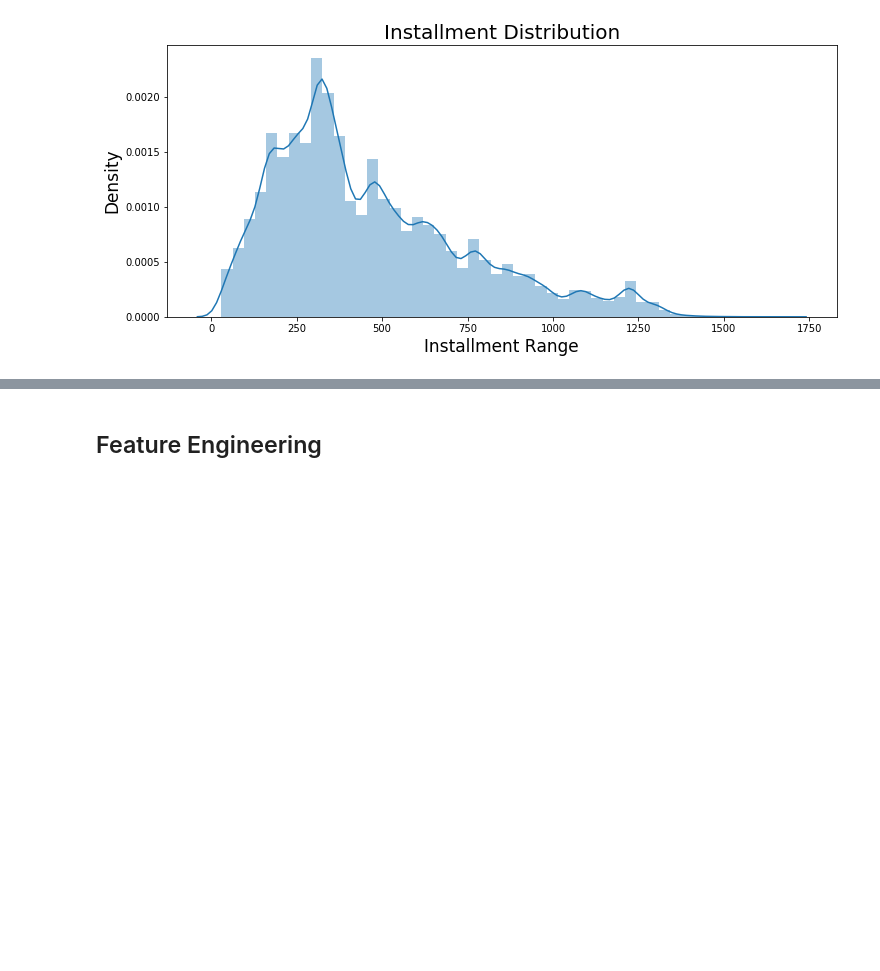
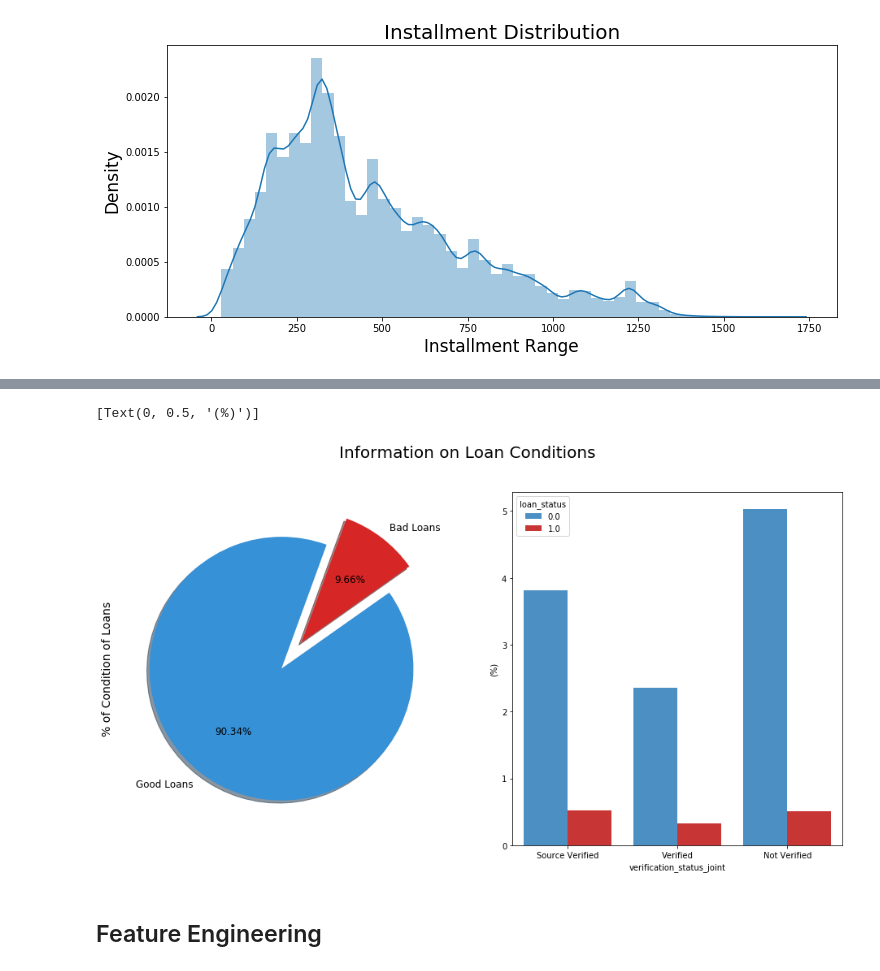
Before and after one commit to jerilyt/lending-club, a Jupyter notebook: Model.ipynb, the cells around one changed output, grey strips where cells are left out. Cells and saved outputs as stored; diff of their text form; code cells hidden in the pictures; blank space fills up the shorter version.

Commit message:
update Model

```diff
--- a/Model.ipynb
+++ b/Model.ipynb
@@ -135,3 +166,28 @@ plt.show()
+# %%
+f, ax = plt.subplots(1,2, figsize=(16,8))
+
+colors = ["#3791D7", "#D72626"]
+labels =["Good Loans", "Bad Loans"]
+
+plt.suptitle('Information on Loan Conditions', fontsize=20)
+
+model_df["loan_status"].value_counts().plot.pie(explode=[0,0.25], autopct='%1.2f%%', ax=ax[0], shadow=True, colors=colors,
+                                             labels=labels, fontsize=12, startangle=70)
+
+
+# ax[0].set_title('State of Loan', fontsize=16)
+ax[0].set_ylabel('% of Condition of Loans', fontsize=14)
+
+# sns.countplot('loan_condition', data=df, ax=ax[1], palette=colors)
+# ax[1].set_title('Condition of Loans', fontsize=20)
+# ax[1].set_xticklabels(['Good', 'Bad'], rotation='horizontal')
+palette = ["#3791D7", "#E01E1B"]
+
+sns.barplot(x="verification_status_joint", y="loan_amnt", hue="loan_status", data=model_df, palette=palette, estimator=lambda x: len(x) / len(df) * 100)
+ax[1].set(ylabel="(%)")
+# %% [output]
+[Text(0, 0.5, '(%)')]
+[figure, added]
 # %%
 model_df.drop(['id', 'member_id', 'url', 'desc', 'zip_code',"addr_state"], axis=1, inplace=True)
 test_df.drop(['id', 'member_id', 'url', 'desc', 'zip_code',"addr_state"], axis=1, inplace=True)
```
Also changed, not shown: parts of 11 cells of this notebook.
